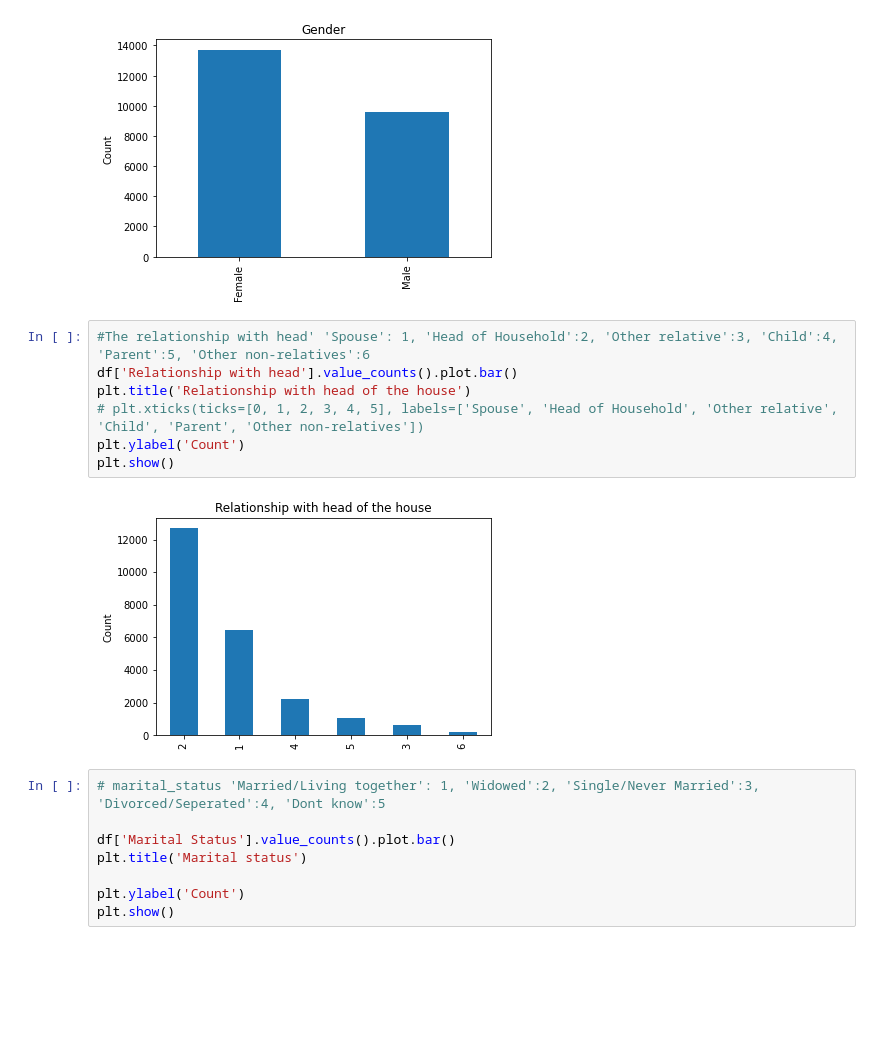
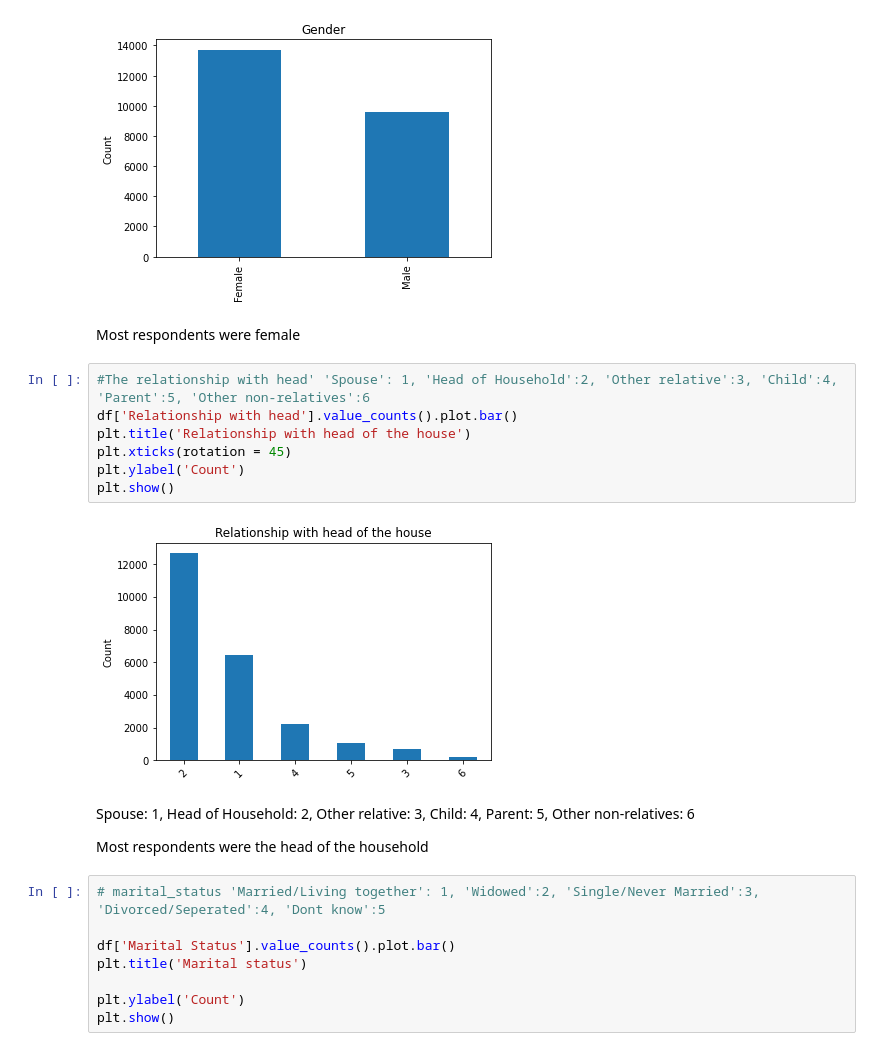
Before and after one commit to Sharon-Faith/status_prediction, a Jupyter notebook: owns_bank_account_prediction.ipynb, the cells around one changed output. Drawn from its saved outputs; the diff is of its cells as text; blank space fills up the shorter version.

```diff
--- a/owns_bank_account_prediction.ipynb
+++ b/owns_bank_account_prediction.ipynb
@@ -433,15 +411,21 @@ plt.ylabel('Count')
 plt.show()
 # %% [output]
 [figure]
+# %% [markdown]
+Most respondents were female
 # %%
 #The relationship with head' 'Spouse': 1, 'Head of Household':2, 'Other relative':3, 'Child':4, 'Parent':5, 'Other non-relatives':6
 df['Relationship with head'].value_counts().plot.bar()
 plt.title('Relationship with head of the house')
-# plt.xticks(ticks=[0, 1, 2, 3, 4, 5], labels=['Spouse', 'Head of Household', 'Other relative', 'Child', 'Parent', 'Other non-relatives'])
+plt.xticks(rotation = 45)
 plt.ylabel('Count')
 plt.show()
 # %% [output]
-[figure, old version]
+[figure, new version]
+# %% [markdown]
+Spouse: 1, Head of Household: 2, Other relative: 3, Child: 4, Parent: 5, Other non-relatives: 6
+
+Most respondents were the head of the household
 # %%
 # marital_status 'Married/Living together': 1, 'Widowed':2, 'Single/Never Married':3, 'Divorced/Seperated':4, 'Dont know':5
 
```
Also changed, not shown: parts of 56 cells of this notebook.
